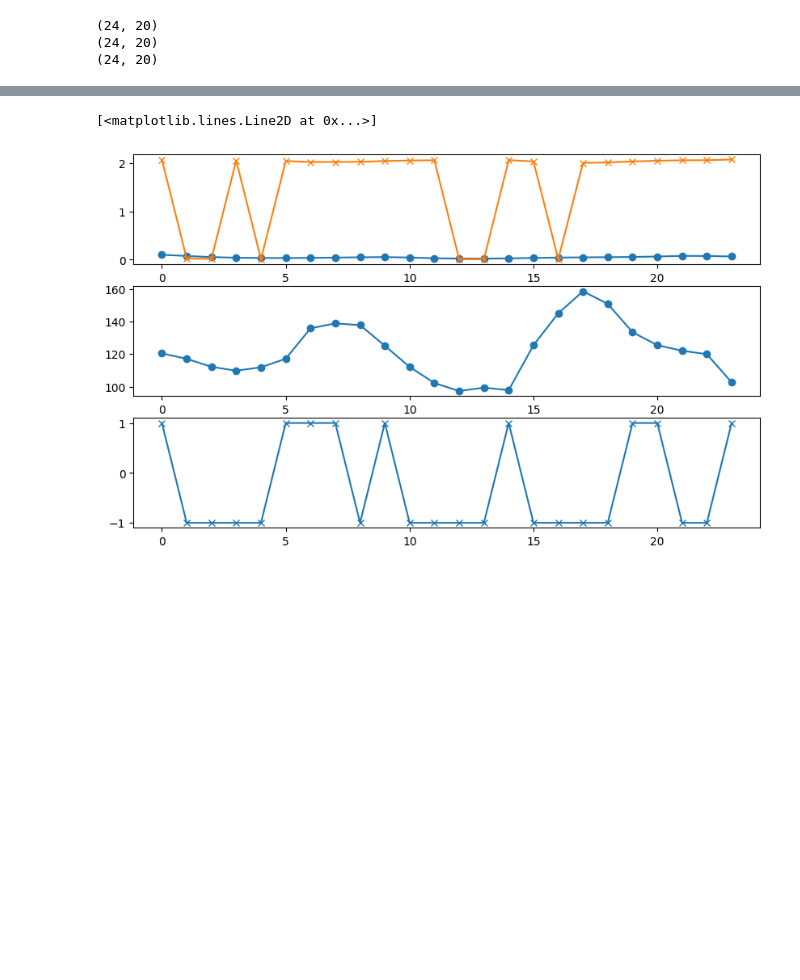
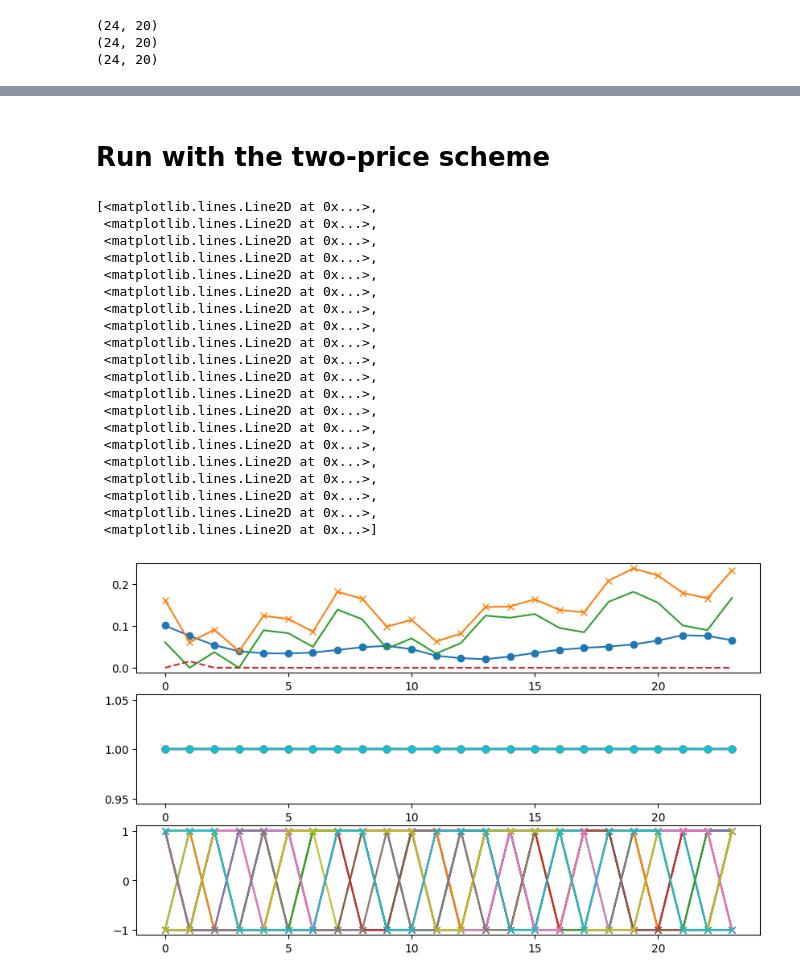
Before and after one commit to MatthieuJacobsDESL/renewables_in_electricity_markets_ass2, a Jupyter notebook: step1.1.ipynb, the cells around one changed output, grey strips where cells are left out. Drawn from its saved outputs; the diff is of its cells as text; code cells hidden in the pictures; blank space fills up the shorter version.

```diff
--- a/step1.1.ipynb
+++ b/step1.1.ipynb
@@ -10,11 +10,15 @@ with open('InputData/Scenarios.pkl', 'rb') as file:
     data = pickle.load(file)
 wind_forecast = data['wind_data_da']
 spot_forecast = data['spot_prices']
+spot_forecast = np.ones(np.shape(spot_forecast))
 imbalance_forecast = data['imbalance']
-n1=1; n2=1; n3=1; n_scenarios = [n1,n2,n3]
+n1=20; n2=20; n3=20; n_scenarios = [n1,n2,n3]
 print(np.shape(wind_forecast))
 print(np.shape(spot_forecast))
 print(np.shape(imbalance_forecast))
+
+f_up= 1.1
+f_down = 0.9
 # %% [output]
 (24, 20)
 (24, 20)
@@ -22,15 +90,39 @@ print(np.shape(imbalance_forecast))
+# %% [markdown]
+# Run with the two-price scheme
 # %%
-wind_bids, prob= wpb.wind_pp_bidding(wind_forecast, spot_forecast, imbalance_forecast, n_scenarios, price_scheme='two_price')
+wind_bids, prob, imbalances, imbalances_up, imbalances_down= wpb.wind_pp_bidding(wind_forecast[:,:n1], spot_forecast[:,:n2], imbalance_forecast[:,:n3], n_scenarios, f_up, f_down, price_scheme='two_price')
 # %%
 # Visualize the selected wind bids
 plt.figure(figsize=(10, 6))
 plt.subplot(311)
-plt.plot(wind_forecast[:,:n2], label='Wind Forecast', marker='o')
+plt.plot(wind_forecast[:,:1], label='Wind Forecast', marker='o')
 plt.plot(wind_bids, label='Wind Bids', marker='x')
+plt.plot(imbalances_down[:,:1])
+plt.plot(imbalances_up[:,:1], '--')
+plt.plot()
 plt.subplot(312)
 plt.plot(spot_forecast[:,:n1], label='Spot Prices', marker='o')
 plt.subplot(313)
-plt.plot(imbalance_forecast[:,n3], label='Imbalance Prices', marker='x')
+plt.plot(imbalance_forecast[:,:n3], label='Imbalance Prices', marker='x')
 # %% [output]
-[<matplotlib.lines.Line2D at 0x...>]
+[<matplotlib.lines.Line2D at 0x...>,
+ <matplotlib.lines.Line2D at 0x...>,
+ <matplotlib.lines.Line2D at 0x...>,
+ <matplotlib.lines.Line2D at 0x...>,
+ <matplotlib.lines.Line2D at 0x...>,
+ <matplotlib.lines.Line2D at 0x...>,
+ <matplotlib.lines.Line2D at 0x...>,
+ <matplotlib.lines.Line2D at 0x...>,
+ <matplotlib.lines.Line2D at 0x...>,
+ <matplotlib.lines.Line2D at 0x...>,
+ <matplotlib.lines.Line2D at 0x...>,
+ <matplotlib.lines.Line2D at 0x...>,
+ <matplotlib.lines.Line2D at 0x...>,
+ <matplotlib.lines.Line2D at 0x...>,
+ <matplotlib.lines.Line2D at 0x...>,
+ <matplotlib.lines.Line2D at 0x...>,
+ <matplotlib.lines.Line2D at 0x...>,
+ <matplotlib.lines.Line2D at 0x...>,
+ <matplotlib.lines.Line2D at 0x...>,
+ <matplotlib.lines.Line2D at 0x...>]
-[figure, old version]
+[figure, new version]
```
Also changed, not shown: parts of 5 cells of this notebook, 1 other file.
